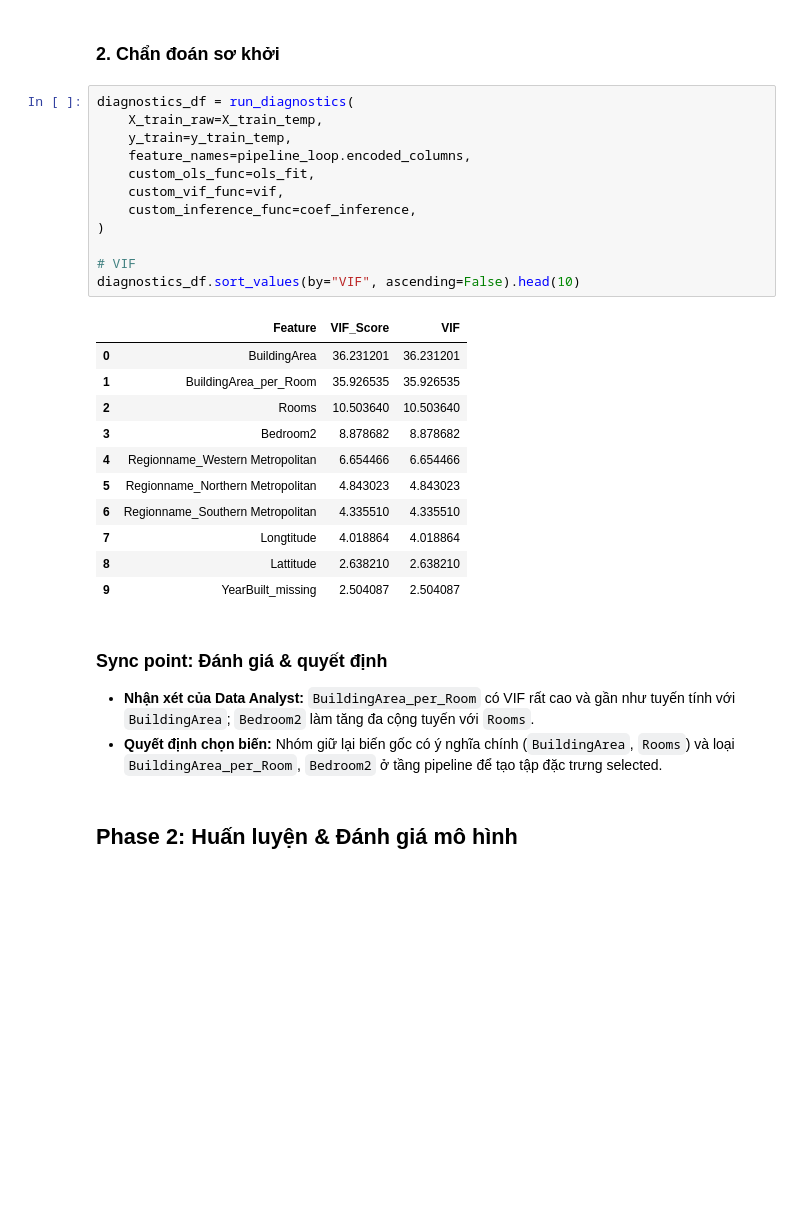
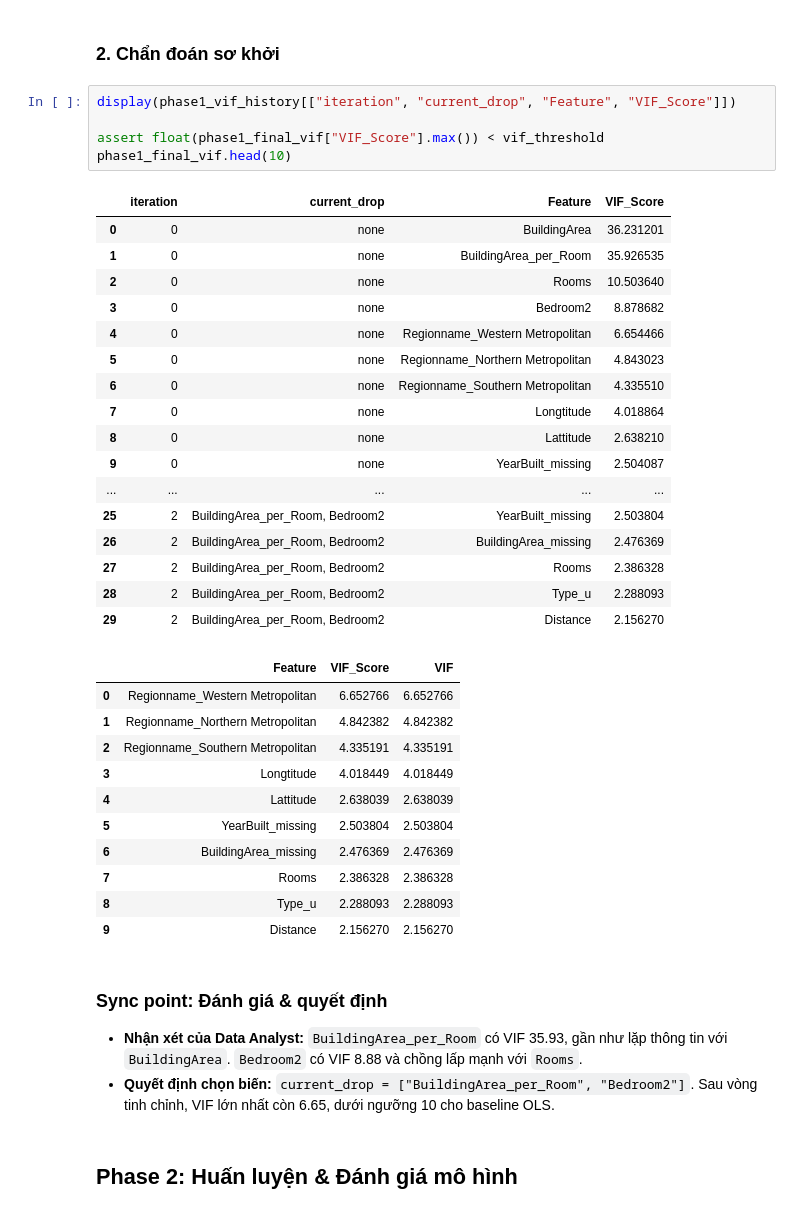
Before and after one commit to QuangNguyenNgoc/datafitting-and-ols-methods, a Jupyter notebook: part2/part2_notebook.ipynb, the cells around one changed output. Drawn from its saved outputs; the diff is of its cells as text; blank space fills up the shorter version.

```diff
--- a/part2/part2_notebook.ipynb
+++ b/part2/part2_notebook.ipynb
@@ -415,33 +452,43 @@ X_train_temp, y_train_temp = pipeline_loop.fit_transform(X_train_raw)
 # %% [markdown]
 ### 2. Chẩn đoán sơ khởi
-# %%
-diagnostics_df = run_diagnostics(
-    X_train_raw=X_train_temp,
-    y_train=y_train_temp,
-    feature_names=pipeline_loop.encoded_columns,
-    custom_ols_func=ols_fit,
-    custom_vif_func=vif,
-    custom_inference_func=coef_inference,
-)
-
-# VIF
-diagnostics_df.sort_values(by="VIF", ascending=False).head(10)
-# %% [output]
-|  | Feature | VIF_Score | VIF |
-| 0 | BuildingArea | 36.231201 | 36.231201 |
-| 1 | BuildingArea_per_Room | 35.926535 | 35.926535 |
-| 2 | Rooms | 10.503640 | 10.503640 |
-| 3 | Bedroom2 | 8.878682 | 8.878682 |
-| 4 | Regionname_Western Metropolitan | 6.654466 | 6.654466 |
-| 5 | Regionname_Northern Metropolitan | 4.843023 | 4.843023 |
-| 6 | Regionname_Southern Metropolitan | 4.335510 | 4.335510 |
-| 7 | Longtitude | 4.018864 | 4.018864 |
-| 8 | Lattitude | 2.638210 | 2.638210 |
-| 9 | YearBuilt_missing | 2.504087 | 2.504087 |
+# %%
+display(phase1_vif_history[["iteration", "current_drop", "Feature", "VIF_Score"]])
+
+assert float(phase1_final_vif["VIF_Score"].max()) < vif_threshold
+phase1_final_vif.head(10)
+# %% [output]
+|  | iteration | current_drop | Feature | VIF_Score |
+| 0 | 0 | none | BuildingArea | 36.231201 |
+| 1 | 0 | none | BuildingArea_per_Room | 35.926535 |
+| 2 | 0 | none | Rooms | 10.503640 |
+| 3 | 0 | none | Bedroom2 | 8.878682 |
+| 4 | 0 | none | Regionname_Western Metropolitan | 6.654466 |
+| 5 | 0 | none | Regionname_Northern Metropolitan | 4.843023 |
+| 6 | 0 | none | Regionname_Southern Metropolitan | 4.335510 |
+| 7 | 0 | none | Longtitude | 4.018864 |
+| 8 | 0 | none | Lattitude | 2.638210 |
+| 9 | 0 | none | YearBuilt_missing | 2.504087 |
+| ... | ... | ... | ... | ... |
+| 25 | 2 | BuildingArea_per_Room, Bedroom2 | YearBuilt_missing | 2.503804 |
+| 26 | 2 | BuildingArea_per_Room, Bedroom2 | BuildingArea_missing | 2.476369 |
+| 27 | 2 | BuildingArea_per_Room, Bedroom2 | Rooms | 2.386328 |
+| 28 | 2 | BuildingArea_per_Room, Bedroom2 | Type_u | 2.288093 |
+| 29 | 2 | BuildingArea_per_Room, Bedroom2 | Distance | 2.156270 |
+|  | Feature | VIF_Score | VIF |
+| 0 | Regionname_Western Metropolitan | 6.652766 | 6.652766 |
+| 1 | Regionname_Northern Metropolitan | 4.842382 | 4.842382 |
+| 2 | Regionname_Southern Metropolitan | 4.335191 | 4.335191 |
+| 3 | Longtitude | 4.018449 | 4.018449 |
+| 4 | Lattitude | 2.638039 | 2.638039 |
+| 5 | YearBuilt_missing | 2.503804 | 2.503804 |
+| 6 | BuildingArea_missing | 2.476369 | 2.476369 |
+| 7 | Rooms | 2.386328 | 2.386328 |
+| 8 | Type_u | 2.288093 | 2.288093 |
+| 9 | Distance | 2.156270 | 2.156270 |
 # %% [markdown]
 ### Sync point: Đánh giá & quyết định
-* **Nhận xét của Data Analyst:** `BuildingArea_per_Room` có VIF rất cao và gần như tuyến tính với `BuildingArea`; `Bedroom2` làm tăng đa cộng tuyến với `Rooms`.
-* **Quyết định chọn biến:** Nhóm giữ lại biến gốc có ý nghĩa chính (`BuildingArea`, `Rooms`) và loại `BuildingArea_per_Room`, `Bedroom2` ở tầng pipeline để tạo tập đặc trưng selected.
+* **Nhận xét của Data Analyst:** `BuildingArea_per_Room` có VIF 35.93, gần như lặp thông tin với `BuildingArea`. `Bedroom2` có VIF 8.88 và chồng lấp mạnh với `Rooms`.
+* **Quyết định chọn biến:** `current_drop = ["BuildingArea_per_Room", "Bedroom2"]`. Sau vòng tinh chỉnh, VIF lớn nhất còn 6.65, dưới ngưỡng 10 cho baseline OLS.
 # %% [markdown]
 ## Phase 2: Huấn luyện & Đánh giá mô hình
 # %% [markdown]
```
Also changed, not shown: parts of 4 cells of this notebook, 4 other files.
